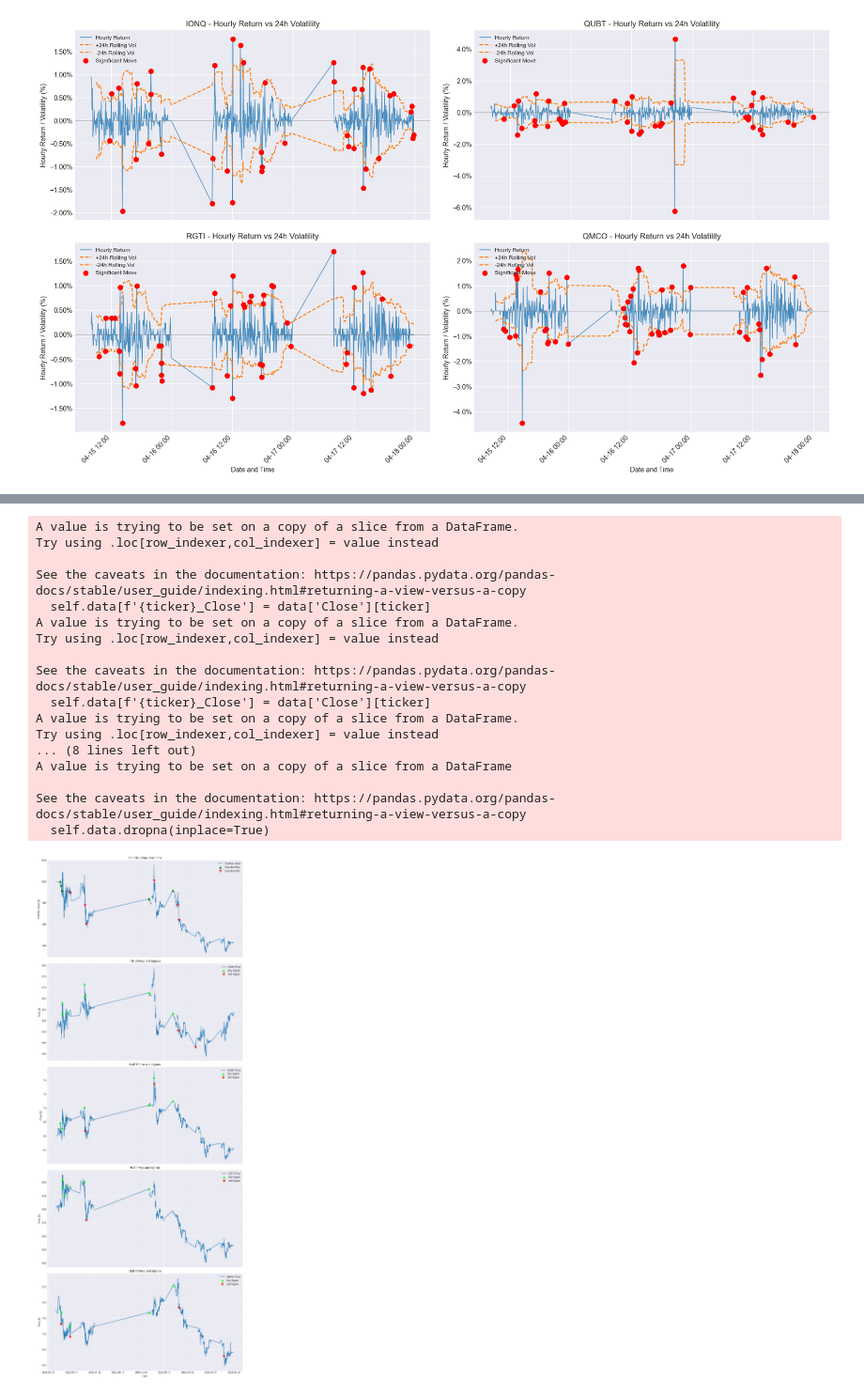
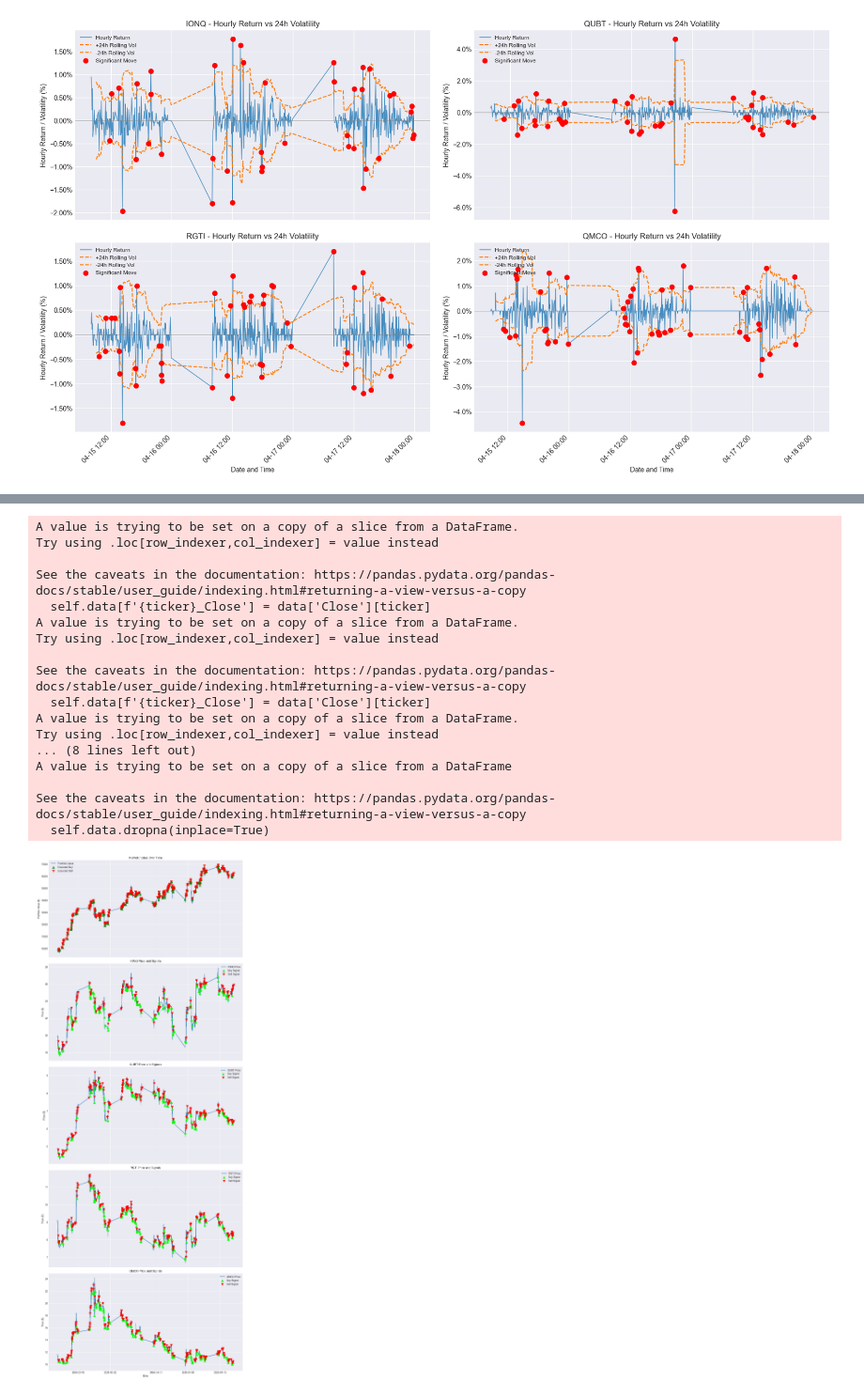
Before and after one commit to andrewBatutin/ib-ai-bot, a Jupyter notebook: notebooks/q_stock_sigma.ipynb, the cells around one changed output, grey strips where cells are left out. Shown at 94% size. Saved outputs shown, nothing was run; the diff lists cells and outputs as text; code cells hidden in the pictures.

```diff
--- a/notebooks/q_stock_sigma.ipynb
+++ b/notebooks/q_stock_sigma.ipynb
@@ -203,19 +203,25 @@ Ticker                       QUBT  RGTI     IONQ     QMCO    QUBT    RGTI
 from backtester.simple_backtester import SimpleBacktester
 
 tickers_to_test = tickers
-start = '2025-04-10'
+start = '2025-03-10'
 end = '2025-04-18'
 
+bb_params = {
+        'window': 25,    # 20-day SMA
+        'num_std': 1.0   # 2 standard deviations
+    }
+
 backtester = SimpleBacktester(
-    tickers=tickers_to_test,
-    start_date=start,
-    end_date=end,
-    initial_capital=1000.0,
-    volatility_window=30, # ~1 month
-    sigma_threshold=4, # Trade if return > 1.5 * sigma
-    trade_size_fraction=0.2,
-    interval="5m",
-)
+        tickers=tickers_to_test,
+        start_date=start,
+        end_date=end,
+        strategy_name='bollinger_bands',
+        strategy_params=bb_params,
+        initial_capital=10000.0,
+        trade_size_fraction=0.25,
+        interval='5m'
+    )
+
 
 backtester.run()
 backtester.plot_results() # Show plot after running
@@ -239,19 +245,19 @@ Performance Metrics:
 - Win Rate (%): 100.00
 A value is trying to be set on a copy of a slice from a DataFrame.
 Try using .loc[row_indexer,col_indexer] = value instead
 
 See the caveats in the documentation: https://pandas.pydata.org/pandas-docs/stable/user_guide/indexing.html#returning-a-view-versus-a-copy
   self.data[f'{ticker}_Close'] = data['Close'][ticker]
 A value is trying to be set on a copy of a slice from a DataFrame.
 Try using .loc[row_indexer,col_indexer] = value instead
 
 See the caveats in the documentation: https://pandas.pydata.org/pandas-docs/stable/user_guide/indexing.html#returning-a-view-versus-a-copy
   self.data[f'{ticker}_Close'] = data['Close'][ticker]
 A value is trying to be set on a copy of a slice from a DataFrame.
 Try using .loc[row_indexer,col_indexer] = value instead
 ... (8 lines left out)
 A value is trying to be set on a copy of a slice from a DataFrame
 
 See the caveats in the documentation: https://pandas.pydata.org/pandas-docs/stable/user_guide/indexing.html#returning-a-view-versus-a-copy
   self.data.dropna(inplace=True)
-[figure, old version]
+[figure, new version]
```
Also changed, not shown: parts of 1 cell of this notebook, 2 other files.
